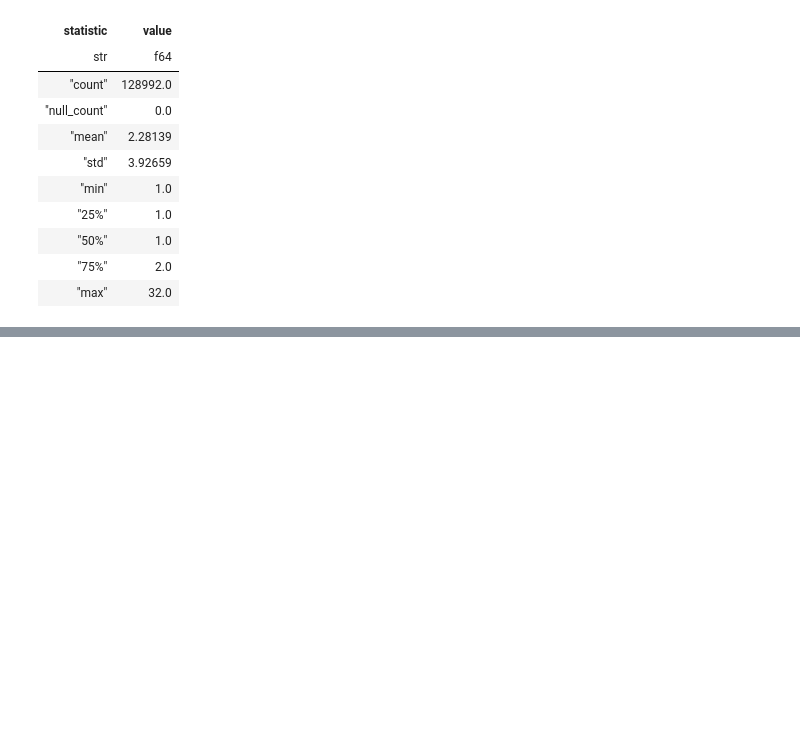
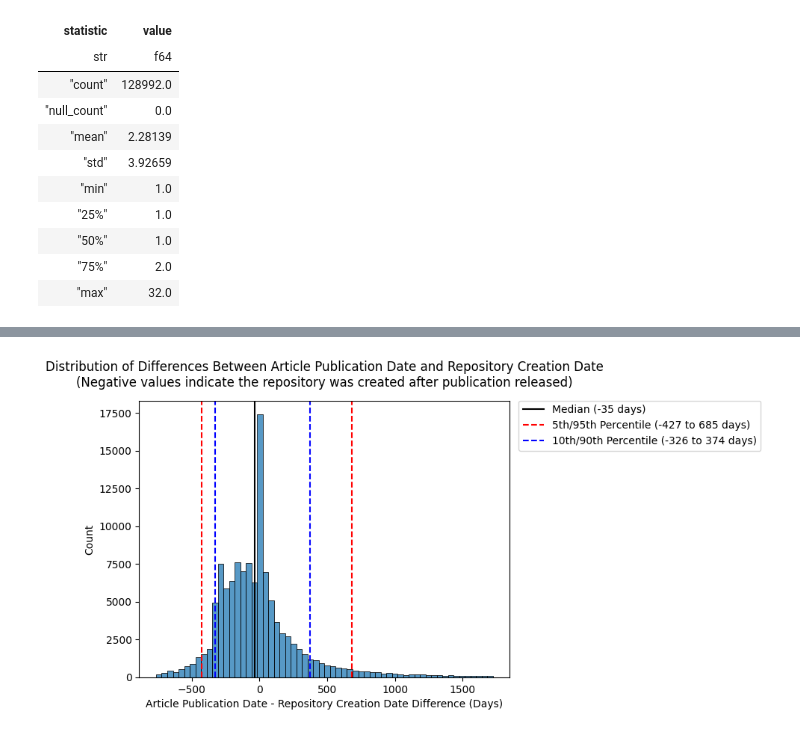
Before and after one commit to evamaxfield/rs-graph, a Jupyter notebook: notebooks/snowball-sampling-discovery-prep.ipynb, the cells around one changed output, grey strips where cells are left out. Saved outputs shown, nothing was run; the diff lists cells and outputs as text; code cells hidden in the pictures; blank space fills up the shorter version.

```diff
--- a/notebooks/snowball-sampling-discovery-prep.ipynb
+++ b/notebooks/snowball-sampling-discovery-prep.ipynb
@@ -182,0 +156,67 @@ shape: (8, 2)
+# %%
+# Remove outliers for visualization
+viz_df = df.filter(
+    pl.col("publication_date_creation_date_diff") <= 1724,
+    pl.col("publication_date_creation_date_diff") >= -762,
+)
+
+ax = sns.histplot(
+    data=viz_df.to_pandas(),
+    x="publication_date_creation_date_diff",
+    bins=60,
+)
+median = int(df["publication_date_creation_date_diff"].median())
+
+# Percentiles
+percentile_10_lower = int(df["publication_date_creation_date_diff"].quantile(0.10))
+percentile_90_upper = int(df["publication_date_creation_date_diff"].quantile(0.90))
+percentile_5_lower = int(df["publication_date_creation_date_diff"].quantile(0.05))
+percentile_95_upper = int(df["publication_date_creation_date_diff"].quantile(0.95))
+
+# Add line for median
+ax.axvline(
+    x=median,
+    color="black",
+    linestyle="solid",
+    label=f"Median ({median} days)",
+)
+# Add lines for percentiles
+ax.axvline(
+    x=percentile_5_lower,
+    color="red",
+    linestyle="--",
+    label=f"5th/95th Percentile ({percentile_5_lower} to {percentile_95_upper} days)",
+)
+ax.axvline(
+    x=percentile_95_upper,
+    color="red",
+    linestyle="--",
+)
+ax.axvline(
+    x=percentile_10_lower,
+    color="blue",
+    linestyle="--",
+    label=f"10th/90th Percentile ({percentile_10_lower} to {percentile_90_upper} days)",
+)
+ax.axvline(
+    x=percentile_90_upper,
+    color="blue",
+    linestyle="--",
+)
+
+# Add legend for the lines outside of plot area
+ax.legend(bbox_to_anchor=(1.01, 1.02), loc="upper left")
+
+# Set x axis label
+ax.set_xlabel("Article Publication Date - Repository Creation Date Difference (Days)")
+
+# Provide fig description (negative values mean repo created after publication date)
+_ = ax.set_title(
+    (
+        "Distribution of Differences Between Article Publication Date and Repository Creation Date\n"
+        "(Negative values indicate the repository was created after publication released)"
+    ),
+    pad=14,
+)
+# %% [output]
+[figure, added]
```
Also changed, not shown: parts of 5 cells of this notebook, 4 other files.
